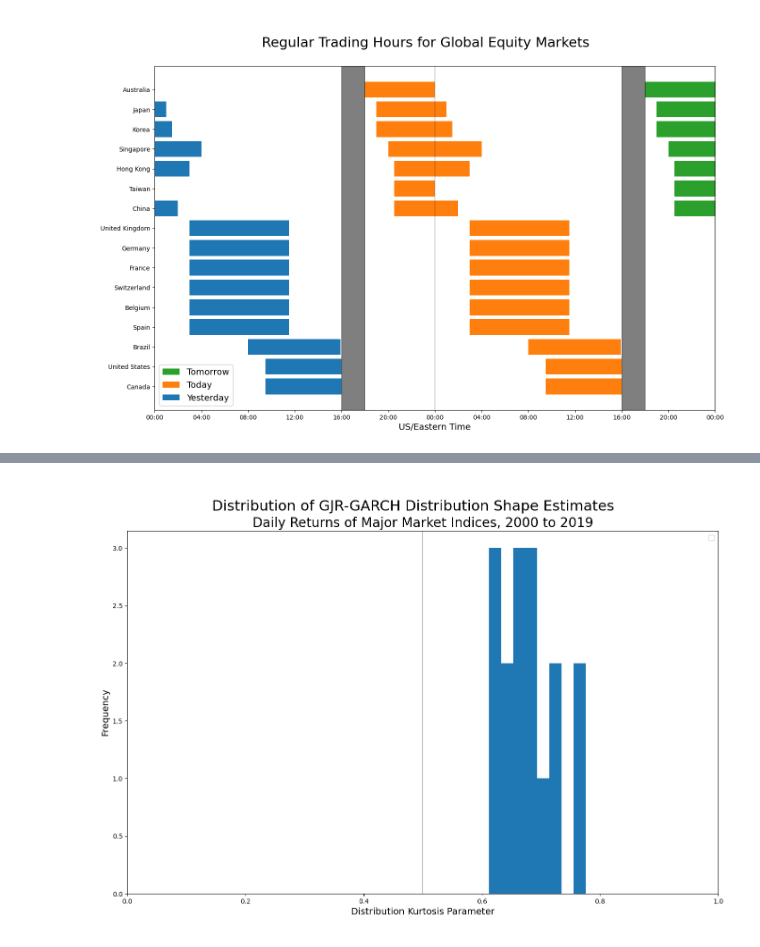
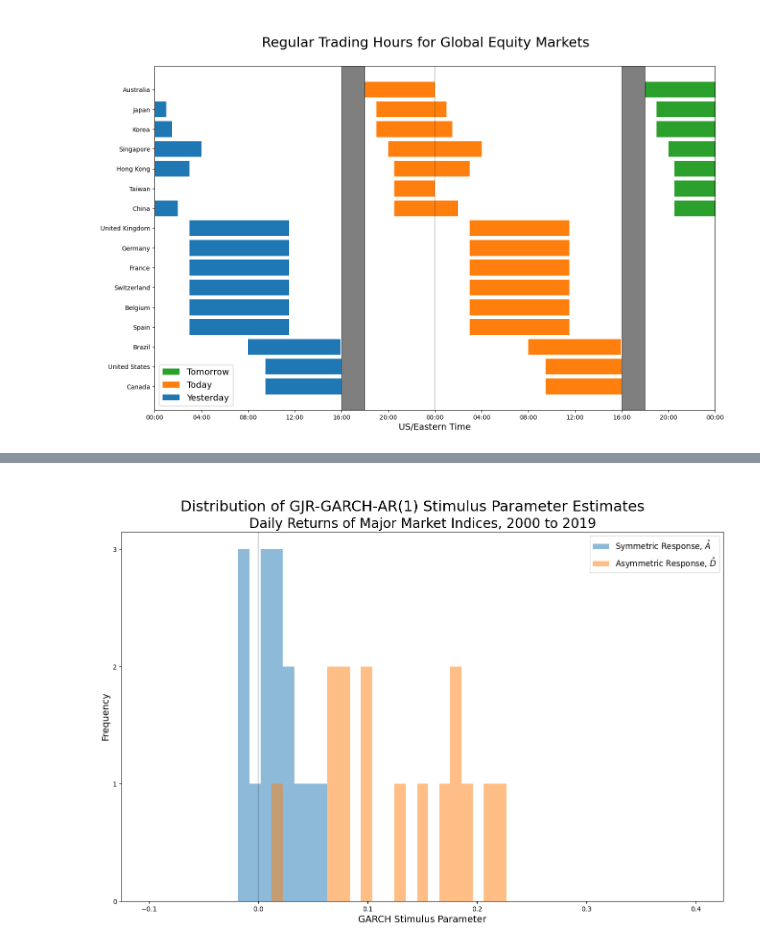
Before and after one commit to Farmhouse121/Wilmott-Articles, a Jupyter notebook: Other_Countries.ipynb, the cells around one changed output, grey strips where cells are left out. Cells and saved outputs as stored; diff of their text form; code cells hidden in the pictures.

```diff
--- a/Other_Countries.ipynb
+++ b/Other_Countries.ipynb
@@ -354,12 +354,20 @@ for ticker in tqdm(universe.index):
 
         else:
             nprint("Regression failed for %s." % ticker)
+            universe.loc[ticker,(style,'sample')]=fit.nobs
+
+            for parameter in 'drift','autocorrelation','quiescent','stimulus','memory','downside','shape':
+                universe.loc[ticker,(style,parameter)]=np.nan
 
     else:
         nprint("Insufficient observations for %s." % ticker)
 
-xf=universe.xs(style,axis=1,level=0).set_index(universe[('Metadata','Country')])
+        for parameter in 'sample','drift','autocorrelation','quiescent','stimulus','memory','downside','shape':
+            universe.loc[ticker,(style,parameter)]=np.nan
+
+xf=universe.xs(style,axis=1,level=0)
+xf.index=universe[("Metadata","Country")]
 xf.index.names=["Country"]
 display(xf)
-#xf.to_latex()
+xf.style.to_latex()
 # %% [output]
@@ -386,18 +418,15 @@ display(xf)
 # %%
 figure,plot=pl.subplots(figsize=(ten*GoldenRatio,ten))
-
-#for region in set(universe[('Metadata','Region')]):
-#    tickers=universe.index[universe[('Metadata','Region')]==region]
-#    samples,bins,patches=plot.hist(universe.xs(style,axis=1,level=0).loc[tickers,'shape'],bins=np.linspace(zero,one,50),alpha=0.25,label=region)
-samples,bins,patches=plot.hist(universe.xs(style,axis=1,level=0)['shape'],bins=np.linspace(zero,one,50))
-plot.set_xlim(zero,one)
-plot.axvline(half,color="black",alpha=0.25)
-plot.set_xlabel("Distribution Kurtosis Parameter",fontsize=14)
+samples,bins,patches=plot.hist(universe.xs(style,axis=1,level=0)['stimulus'],bins=np.linspace(-0.1,0.4,50),alpha=0.5,label='Symmetric Response, $\\hat{A}$')
+plot.hist(universe.xs(style,axis=1,level=0)['downside'],bins=bins,alpha=0.5,label='Asymmetric Response, $\\hat{D}$')
+plot.set_xlabel("GARCH Stimulus Parameter",fontsize=14)
 plot.set_ylabel("Frequency",fontsize=14)
 plot.legend(fontsize=12)
-title="Distribution of GJR-GARCH Distribution Shape Estimates"
+title="Distribution of %s Stimulus Parameter Estimates" % style
 figure.suptitle("\n"+title,fontsize=22)
 plot.set_title("%ss of Major Market Indices, %d to %d" % (feature,fyear,lyear),fontsize=20)
 plot.axvline(color='black',alpha=0.2)
+plot.yaxis.set_major_formatter(FormatStrFormatter("%d"))
+plot.yaxis.set_ticks(np.arange(*plot.get_ylim(),one))
 figure.savefig(title+".png",dpi=300,bbox_inches='tight')
 # %% [output]
@@ -405 +433 @@ WARNING:matplotlib.legend:No artists with labels found to put in legend.  Note t
-[figure, old version]
+[figure, new version]
```
Also changed, not shown: parts of 9 cells of this notebook.
